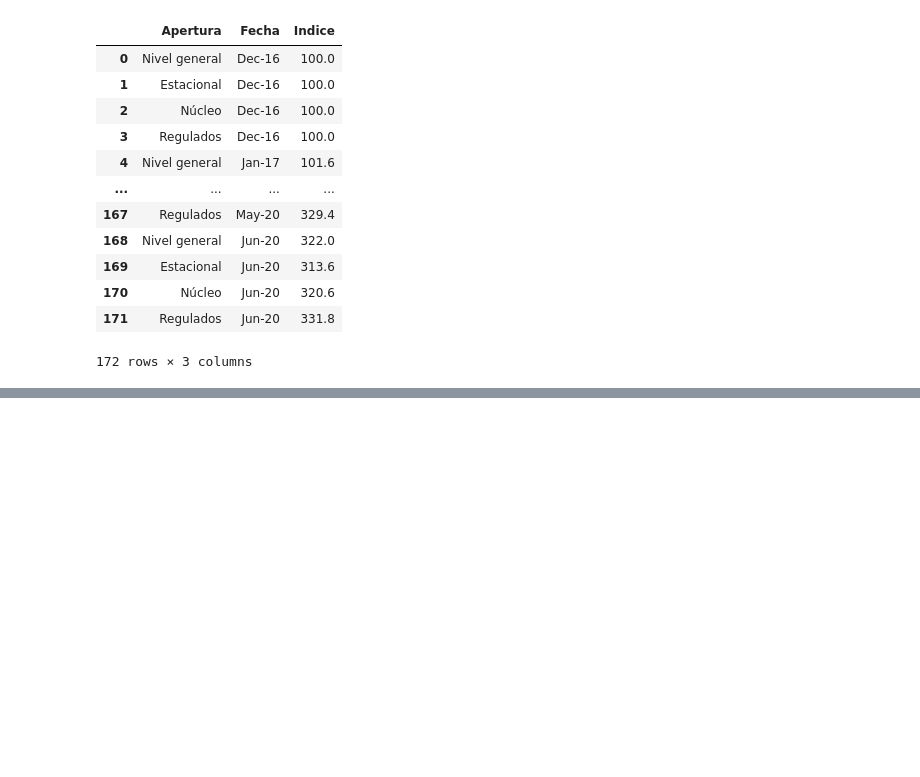
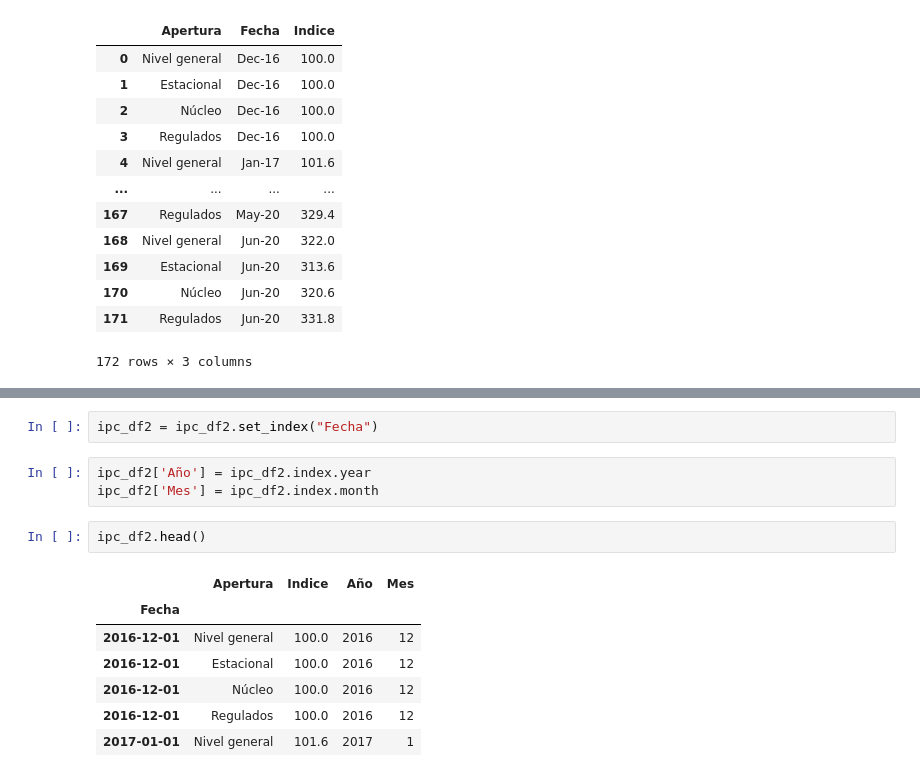
Before and after one commit to matiascabrejos/IA-Humai, a Jupyter notebook: exercise_class4.ipynb, the cells around one changed output, grey strips where cells are left out. Saved outputs shown, nothing was run; the diff lists cells and outputs as text; blank space fills up the shorter version.

```diff
--- a/exercise_class4.ipynb
+++ b/exercise_class4.ipynb
@@ -48,0 +91,15 @@ ipc_df2
+# %%
+ipc_df2 = ipc_df2.set_index("Fecha")
+# %%
+ipc_df2['Año'] = ipc_df2.index.year
+ipc_df2['Mes'] = ipc_df2.index.month
+# %%
+ipc_df2.head()
+# %% [output]
+|  | Apertura | Indice | Año | Mes |
+| Fecha |  |  |  |  |
+| 2016-12-01 | Nivel general | 100.0 | 2016 | 12 |
+| 2016-12-01 | Estacional | 100.0 | 2016 | 12 |
+| 2016-12-01 | Núcleo | 100.0 | 2016 | 12 |
+| 2016-12-01 | Regulados | 100.0 | 2016 | 12 |
+| 2017-01-01 | Nivel general | 101.6 | 2017 | 1 |
```
Also changed, not shown: parts of 8 cells of this notebook.
